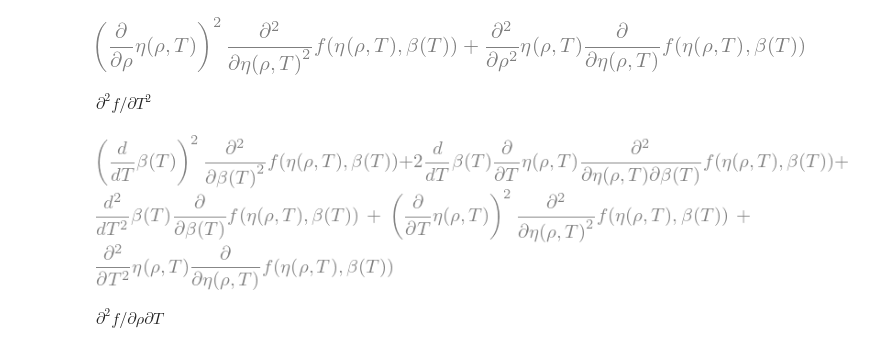
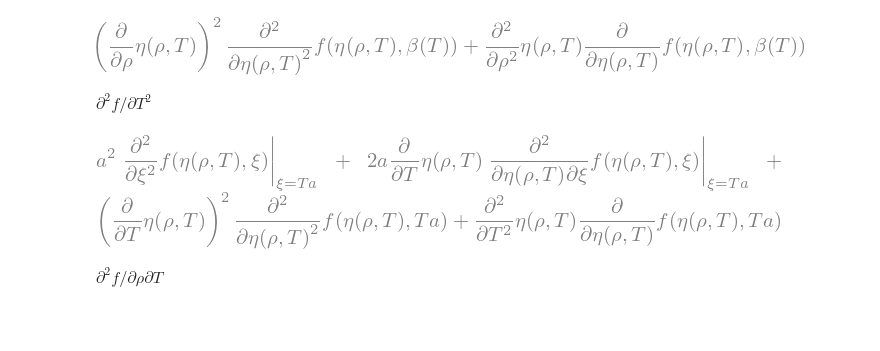
Before and after one commit to zingale/electron_positron_cxx, a Jupyter notebook: degenerate_derivatives.ipynb, the cells around one changed output. Drawn from its saved outputs; the diff is of its cells as text; code cells hidden in the pictures; blank space fills up the shorter version.

```diff
--- a/degenerate_derivatives.ipynb
+++ b/degenerate_derivatives.ipynb
@@ -291,9 +291,9 @@ d2f_drho2
 $\partial^2 f /\partial T^2$
 # %%
 d2f_dT2 = diff(f_expr, T, T)
-simplify(d2f_dT2) #.subs(beta, a * T))
+simplify(d2f_dT2.subs(beta, a * T))
 # %% [output]
-[figure, old version]
+[figure, new version]
 # %% [markdown]
 $\partial^2 f /\partial \rho \partial T$
 # %%
```
